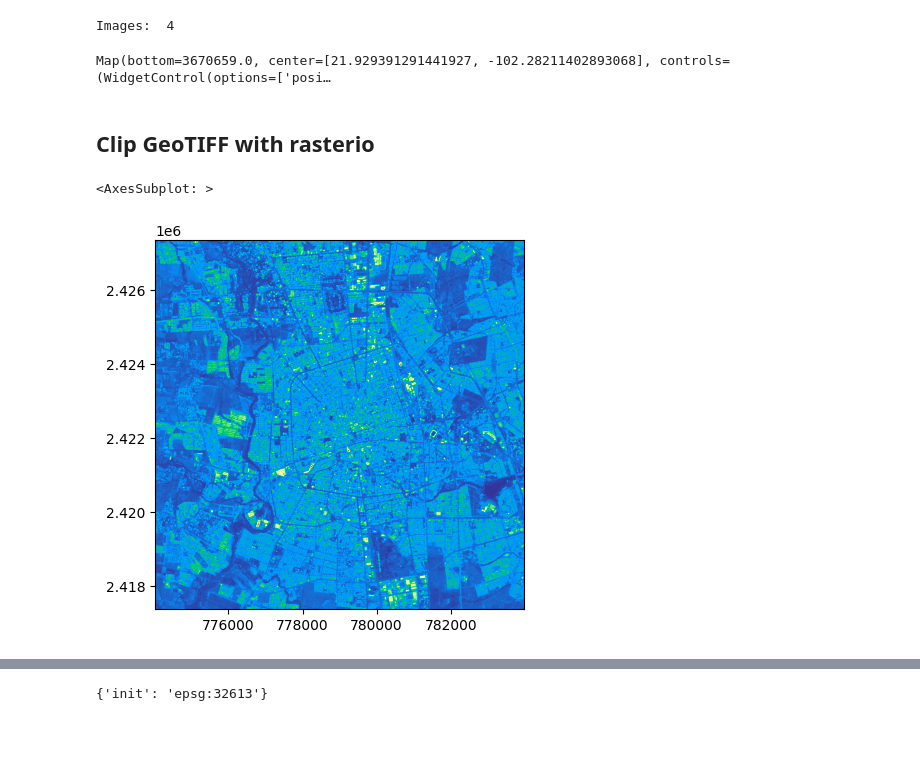
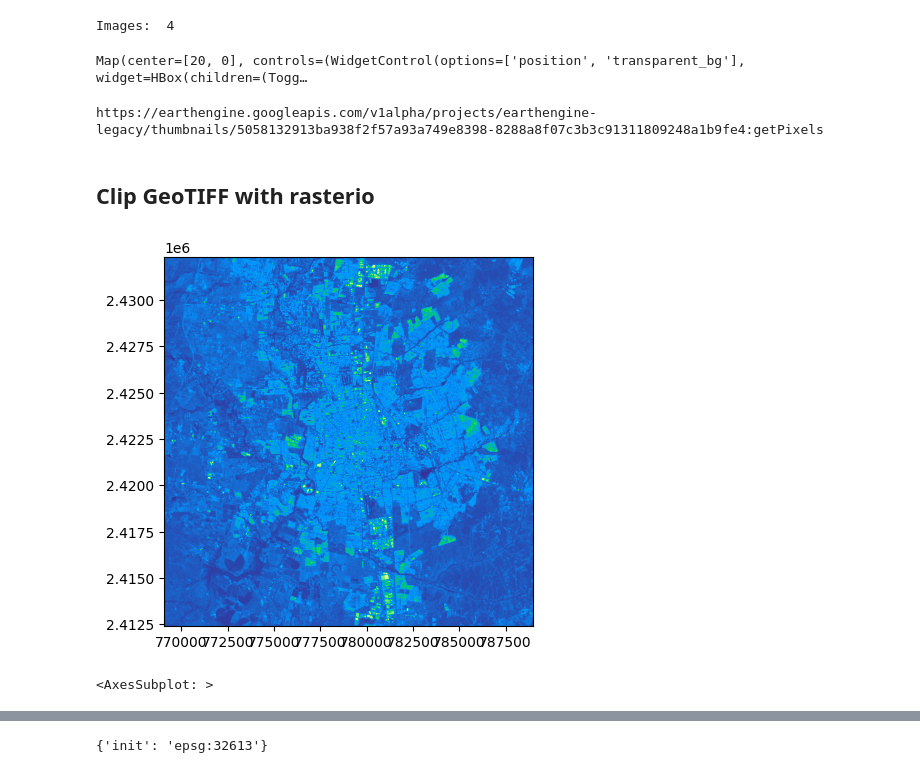
Before and after one commit to erickfama/rs_leaks, a Jupyter notebook: src/2_patches.ipynb, the cells around one changed output, grey strips where cells are left out. Cells and saved outputs as stored; diff of their text form; code cells hidden in the pictures; blank space fills up the shorter version.

```diff
--- a/src/2_patches.ipynb
+++ b/src/2_patches.ipynb
@@ -82,17 +82,17 @@ collection_list = collection.toList(collection.size())
 # %% [output]
 Images:  4
 # %%
-bands = ["B4", "B3", "B2"]
+bands = ["B2"]
 
 img0 = ee.Image(collection_list.get(0))
 img0 = img0.select(bands)
 
 # Clip patch size
-img0 = img0.clip(leak_poi.buffer(200).bounds())
+img0 = img0.clip(leak_poi.buffer(100).bounds())
 
 
 viz_params = {
-    "bands": ["B4", "B3", "B2"],
+    "bands": ["B2"],
     "min": 0,
     "max": 3000
 }
@@ -102,7 +102,19 @@ Map.addLayer(img0, viz_params, "img0")
 Map.centerObject(img0)
 Map
 # %% [output]
-Map(bottom=3670659.0, center=[21.929391291441927, -102.28211402893068], controls=(WidgetControl(options=['posi…
+Map(center=[20, 0], controls=(WidgetControl(options=['position', 'transparent_bg'], widget=HBox(children=(Togg…
+# %%
+# Download ee patch
+url = img0.getDownloadURL({
+    "scale": 10,
+    "crs": "EPSG:32613",
+    "fileFormat": "GeoTIFF",
+    "maxPixels": 1e13
+})
+
+print(url)
+# %% [output]
+https://earthengine.googleapis.com/v1alpha/projects/earthengine-legacy/thumbnails/5058132913ba938f2f57a93a749e8398-8288a8f07c3b3c91311809248a1b9fe4:getPixels
 # %%
 # Check crs of satellite image
 img0.crs.data
@@ -123,12 +135,9 @@ import matplotlib.pyplot as plt
 # %%
 # Read geotiff
 img1 = rio.open("../data/images/20221210T171721_20221210T172008_T13QGE.B2.tif")
 
-
-
-show((img1, 1), cmap = "terrain", ax = ax)
-# geo.plot(ax = ax, edgecolor = "red")
+show((img1, 1), cmap = "terrain")
 # %% [output]
+[figure, new version]
 <AxesSubplot: >
-[figure, old version]
 # %%
```
Also changed, not shown: parts of 19 cells of this notebook.
